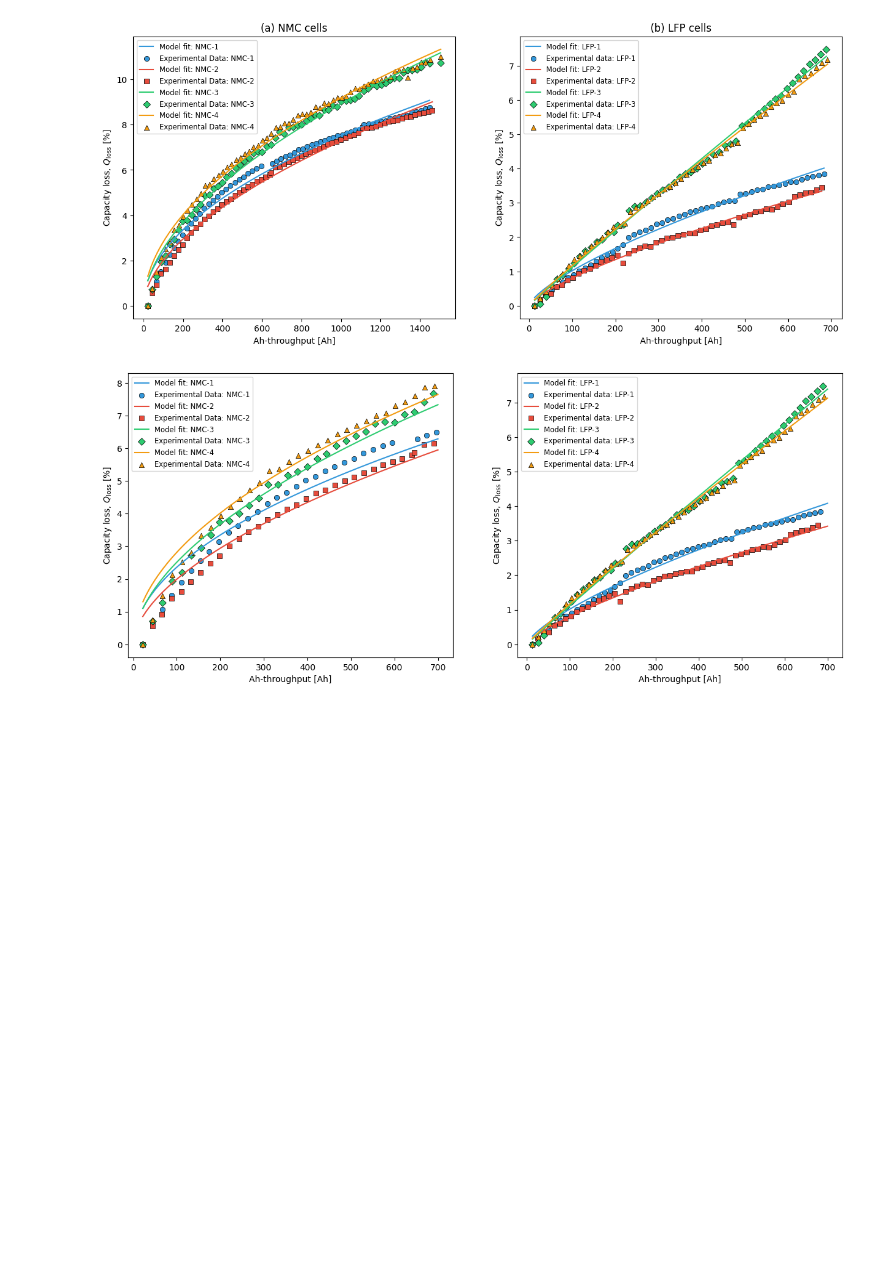
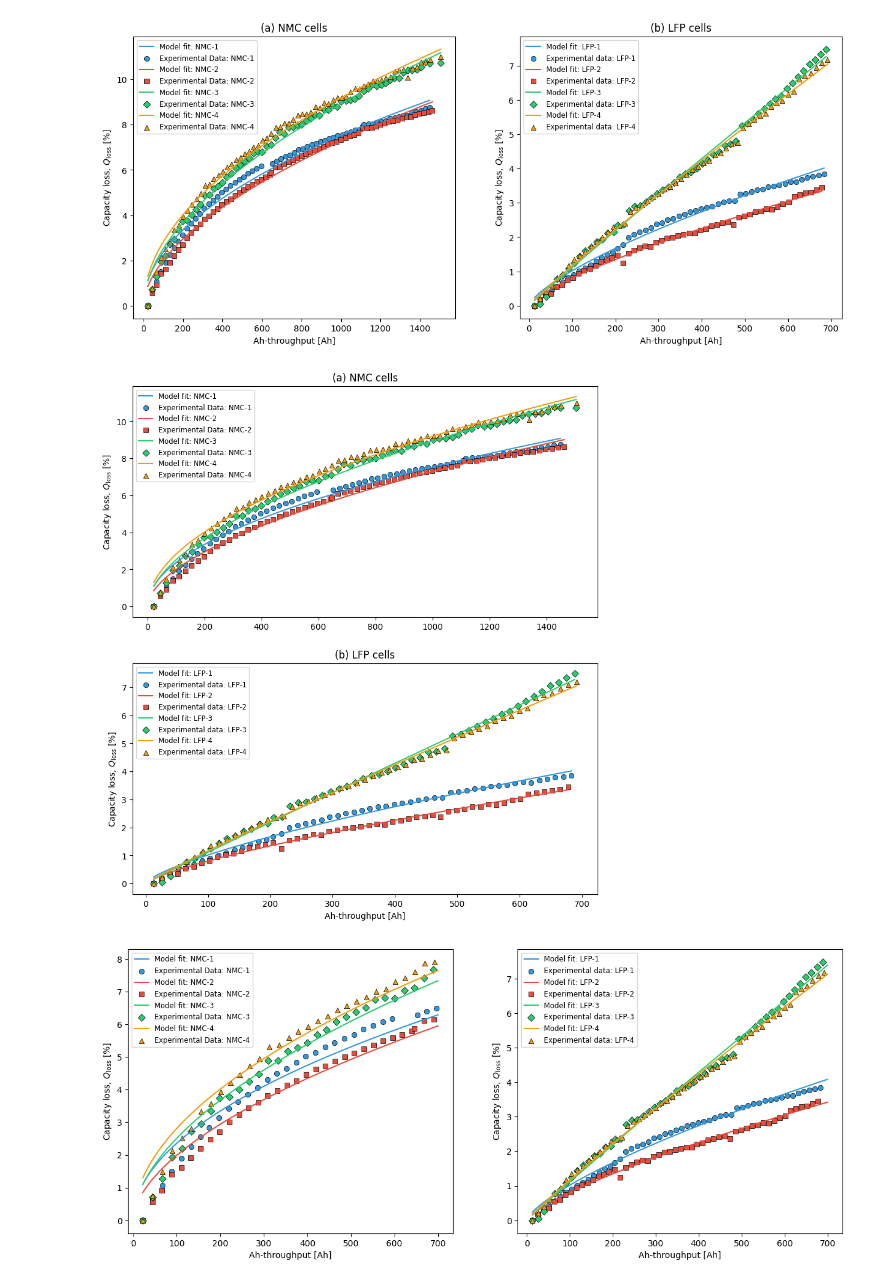
Before and after one commit to jmanzolli/Electric-Bus-Battery-Degradation-and-Optimization, a Jupyter notebook: semiempiric_results.ipynb, the cells around one changed output. Drawn from its saved outputs; the diff is of its cells as text; code cells hidden in the pictures; blank space fills up the shorter version.

```diff
--- a/semiempiric_results.ipynb
+++ b/semiempiric_results.ipynb
@@ -140,6 +140,91 @@ axs[1].legend(loc='upper left', fontsize='small')  # Adjust the legend font size
 plt.show()
 # %% [output]
 [figure]
+# %%
+# Create a figure with subplots
+fig, axs = plt.subplots(2, 1, figsize=(10, 11))
+
+# Define colors and markers for each dataset
+colors = ['#3498db', '#e74c3c', '#2ecc71', '#f39c12']
+markers = ['o', 's', 'D', '^']
+dataset_names_NMC = ['NMC-1', 'NMC-2', 'NMC-3', 'NMC-4']
+dataset_names_LFP = ['LFP-1', 'LFP-2', 'LFP-3', 'LFP-4']
+
+# Function to fit the model
+def fit_func(Ah, a, b, n, z, parameters):
+    return fit_model(Ah, a, b, n, z, parameters)
+
+# Loop through each NMC dataset and plot the data
+for dataset_idx, (Ah, Q_loss, parameters) in enumerate(zip(Ah_list[:4], Q_loss_list[:4], parameter_list[:4]), start=0):
+    try:
+        # Fit the data using the custom fitting model and the fixed parameters
+        p0 = [0, 0, 0, 0]  # Initial guess for the parameters
+        params, _ = curve_fit(lambda Ah, a, b, n, z: fit_func(Ah, a, b, n, z, parameters), Ah, Q_loss, p0=p0)
+
+        # Extract the fitted parameters
+        a, b, n, z = params
+
+    except OptimizeWarning as e:
+        print(f"Warning: {e}")
+        print(f"Skipping dataset {dataset_idx + 1}")
+        continue
+
+    # Extract the fitted equation
+    def fitted_equation(Ah):
+        return fit_model(Ah, a, b, n, z, parameters)
+
+    # Define the range of Ah values to be plotted
+    Ah_range = np.linspace(np.min(Ah), np.max(Ah), 100)
+
+    # Evaluate the fitted expression for the defined range of Ah values
+    Q_loss_fit = fitted_equation(Ah_range)
+
+    # Plot the fitted expression and data with tailored labels, colors, and markers
+    axs[0].plot(Ah_range, Q_loss_fit, color=colors[dataset_idx], label=f'Model fit: {dataset_names_NMC[dataset_idx]}')
+    axs[0].scatter(Ah, Q_loss, color=colors[dataset_idx], marker=markers[dataset_idx], label=f'Experimental Data: {dataset_names_NMC[dataset_idx]}', edgecolors='black', linewidth=0.5)
+
+# Loop through each LFP dataset and plot the data
+for dataset_idx, (Ah, Q_loss, parameters) in enumerate(zip(Ah_list[4:], Q_loss_list[4:], parameter_list[4:]), start=0):
+    try:
+        # Fit the data using the custom fitting model and the fixed parameters
+        p0 = [0, 0, 0, 0]  # Initial guess for the parameters
+        params, _ = curve_fit(lambda Ah, a, b, n, z: fit_func(Ah, a, b, n, z, parameters), Ah, Q_loss, p0=p0)
+
+        # Extract the fitted parameters
+        a, b, n, z = params
+
+    except OptimizeWarning as e:
+        print(f"Warning: {e}")
+        print(f"Skipping dataset {dataset_idx + 1}")
+        continue
+
+    # Extract the fitted equation
+    def fitted_equation(Ah):
+        return fit_model(Ah, a, b, n, z, parameters)
+
+    # Define the range of Ah values to be plotted
+    Ah_range = np.linspace(np.min(Ah), np.max(Ah), 100)
+
+    # Evaluate the fitted expression for the defined range of Ah values
+    Q_loss_fit = fitted_equation(Ah_range)
+
+    # Plot the fitted expression and data with tailored labels, colors, and markers
+    axs[1].plot(Ah_range, Q_loss_fit, color=colors[dataset_idx], label=f'Model fit: {dataset_names_LFP[dataset_idx]}')
+    axs[1].scatter(Ah, Q_loss, color=colors[dataset_idx], marker=markers[dataset_idx], label=f'Experimental data: {dataset_names_LFP[dataset_idx]}', edgecolors='black', linewidth=0.5)
+
+# Set the labels and title for the plot
+axs[0].set_title('(a) NMC cells')
+axs[1].set_title('(b) LFP cells')
+axs[1].set_xlabel('Ah-throughput [Ah]')
+axs[0].set_ylabel('Capacity loss, $Q_{\mathrm{loss}}$ [%]')
+axs[1].set_ylabel('Capacity loss, $Q_{\mathrm{loss}}$ [%]')
+axs[0].legend(fontsize='small')  # Adjust the legend font size
+axs[1].legend(loc='upper left', fontsize='small')  # Adjust the legend font size and location
+
+# Display the plot
+plt.show()
+# %% [output]
+[figure, added]
 # %%
 # Create a figure with subplots
 fig, axs = plt.subplots(1, 2, figsize=(15, 6))
```
Also changed, not shown: parts of 3 cells of this notebook, 1 other file.
